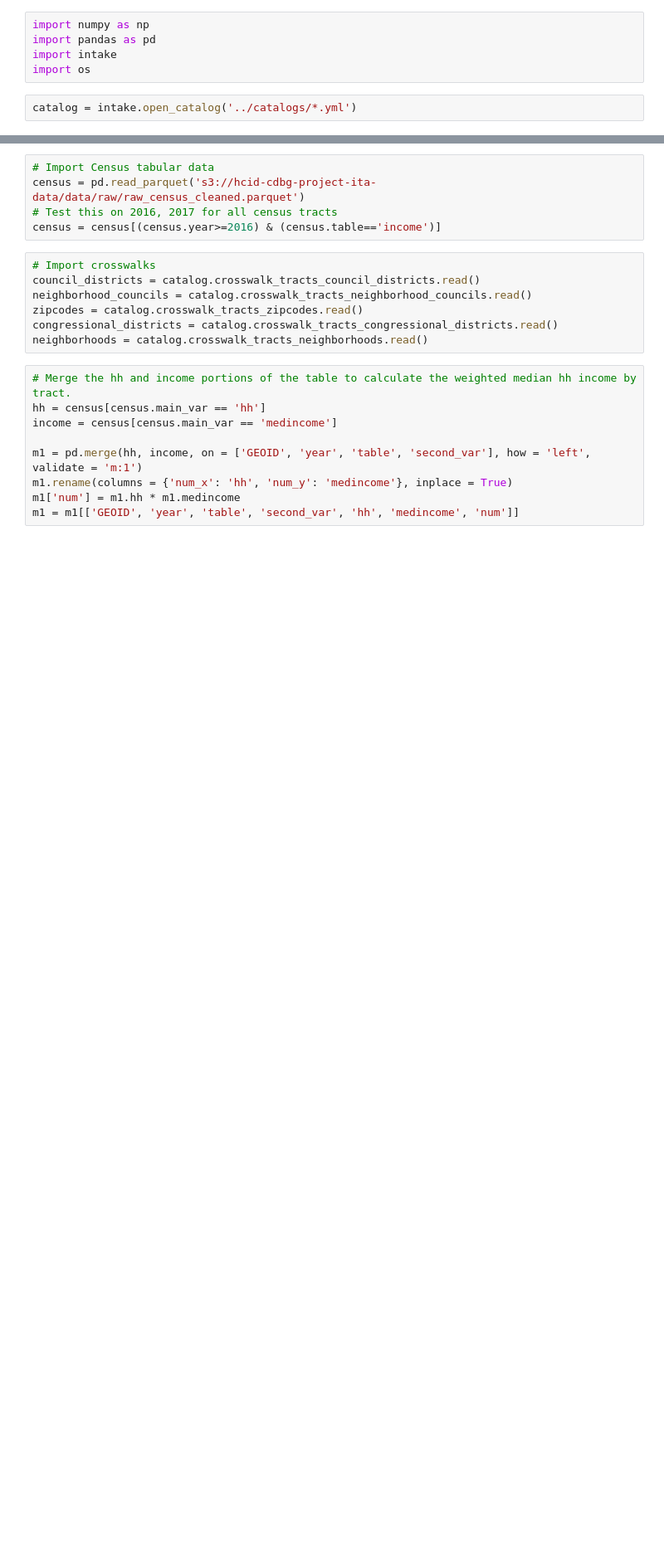
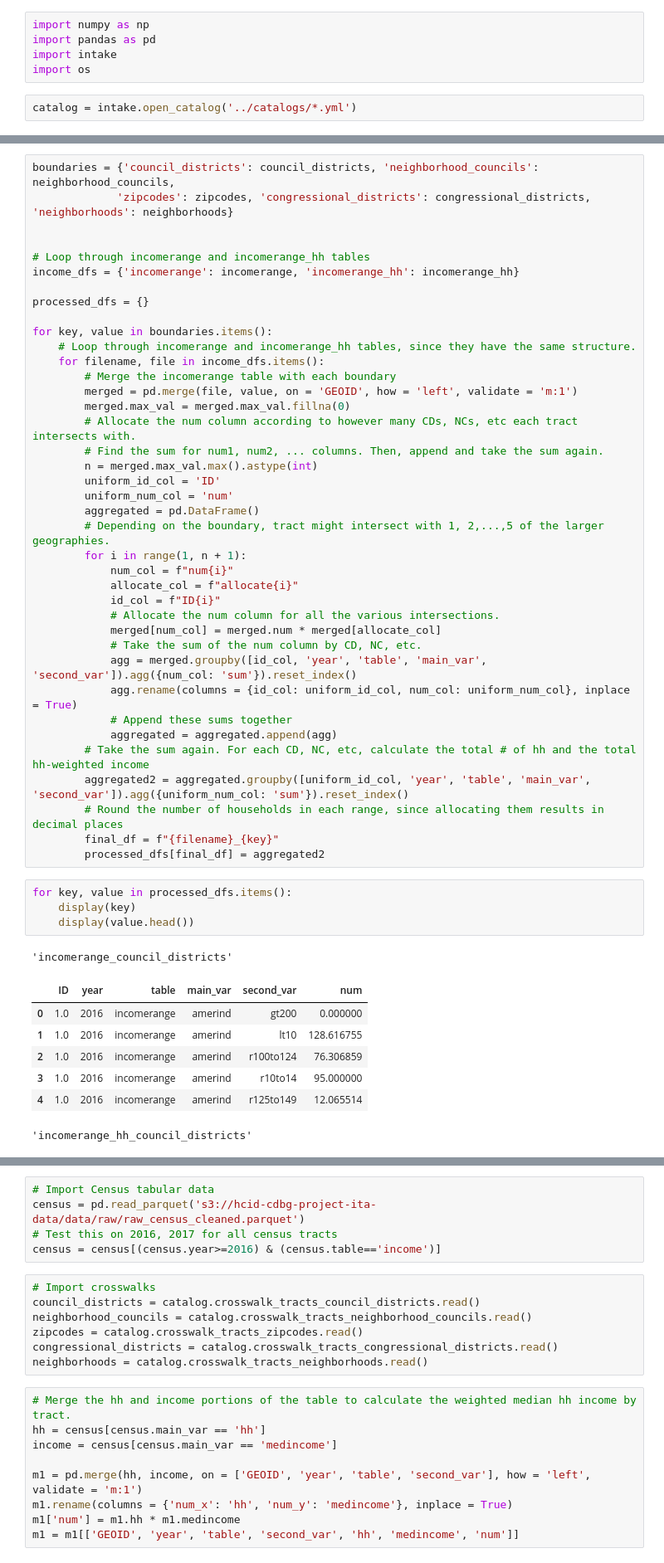
Before and after one commit to CityOfLosAngeles/hcid-cdbg-metrics, a Jupyter notebook: notebooks/aggregate-income.ipynb, the cells around one changed output, grey strips where cells are left out. Shown: that part at 83% size. Cells and saved outputs as stored; diff of their text form; blank space fills up the shorter version.

```diff
--- a/notebooks/aggregate-income.ipynb
+++ b/notebooks/aggregate-income.ipynb
@@ -18,0 +35,52 @@ catalog = intake.open_catalog('../catalogs/*.yml')
+# %%
+boundaries = {'council_districts': council_districts, 'neighborhood_councils': neighborhood_councils,
+             'zipcodes': zipcodes, 'congressional_districts': congressional_districts, 'neighborhoods': neighborhoods}
+
+
+# Loop through incomerange and incomerange_hh tables
+income_dfs = {'incomerange': incomerange, 'incomerange_hh': incomerange_hh}
+
+processed_dfs = {}
+
+for key, value in boundaries.items():
+    # Loop through incomerange and incomerange_hh tables, since they have the same structure.
+    for filename, file in income_dfs.items():
+        # Merge the incomerange table with each boundary
+        merged = pd.merge(file, value, on = 'GEOID', how = 'left', validate = 'm:1')
+        merged.max_val = merged.max_val.fillna(0)
+        # Allocate the num column according to however many CDs, NCs, etc each tract intersects with.
+        # Find the sum for num1, num2, ... columns. Then, append and take the sum again.
+        n = merged.max_val.max().astype(int)
+        uniform_id_col = 'ID'
+        uniform_num_col = 'num'
+        aggregated = pd.DataFrame()
+        # Depending on the boundary, tract might intersect with 1, 2,...,5 of the larger geographies.
+        for i in range(1, n + 1):
+            num_col = f"num{i}"
+            allocate_col = f"allocate{i}"
+            id_col = f"ID{i}"
+            # Allocate the num column for all the various intersections.
+            merged[num_col] = merged.num * merged[allocate_col]
+            # Take the sum of the num column by CD, NC, etc.
+            agg = merged.groupby([id_col, 'year', 'table', 'main_var', 'second_var']).agg({num_col: 'sum'}).reset_index()
+            agg.rename(columns = {id_col: uniform_id_col, num_col: uniform_num_col}, inplace = True)
+            # Append these sums together
+            aggregated = aggregated.append(agg)
+        # Take the sum again. For each CD, NC, etc, calculate the total # of hh and the total hh-weighted income
+        aggregated2 = aggregated.groupby([uniform_id_col, 'year', 'table', 'main_var', 'second_var']).agg({uniform_num_col: 'sum'}).reset_index()
+        # Round the number of households in each range, since allocating them results in decimal places
+        final_df = f"{filename}_{key}"
+        processed_dfs[final_df] = aggregated2
+# %%
+for key, value in processed_dfs.items():
+    display(key)
+    display(value.head())
+# %% [output]
+'incomerange_council_districts'
+|  | ID | year | table | main_var | second_var | num |
+| 0 | 1.0 | 2016 | incomerange | amerind | gt200 | 0.000000 |
+| 1 | 1.0 | 2016 | incomerange | amerind | lt10 | 128.616755 |
+| 2 | 1.0 | 2016 | incomerange | amerind | r100to124 | 76.306859 |
+| 3 | 1.0 | 2016 | incomerange | amerind | r10to14 | 95.000000 |
+| 4 | 1.0 | 2016 | incomerange | amerind | r125to149 | 12.065514 |
+'incomerange_hh_council_districts'
```
Also changed, not shown: parts of 17 cells of this notebook, 3 other files.
